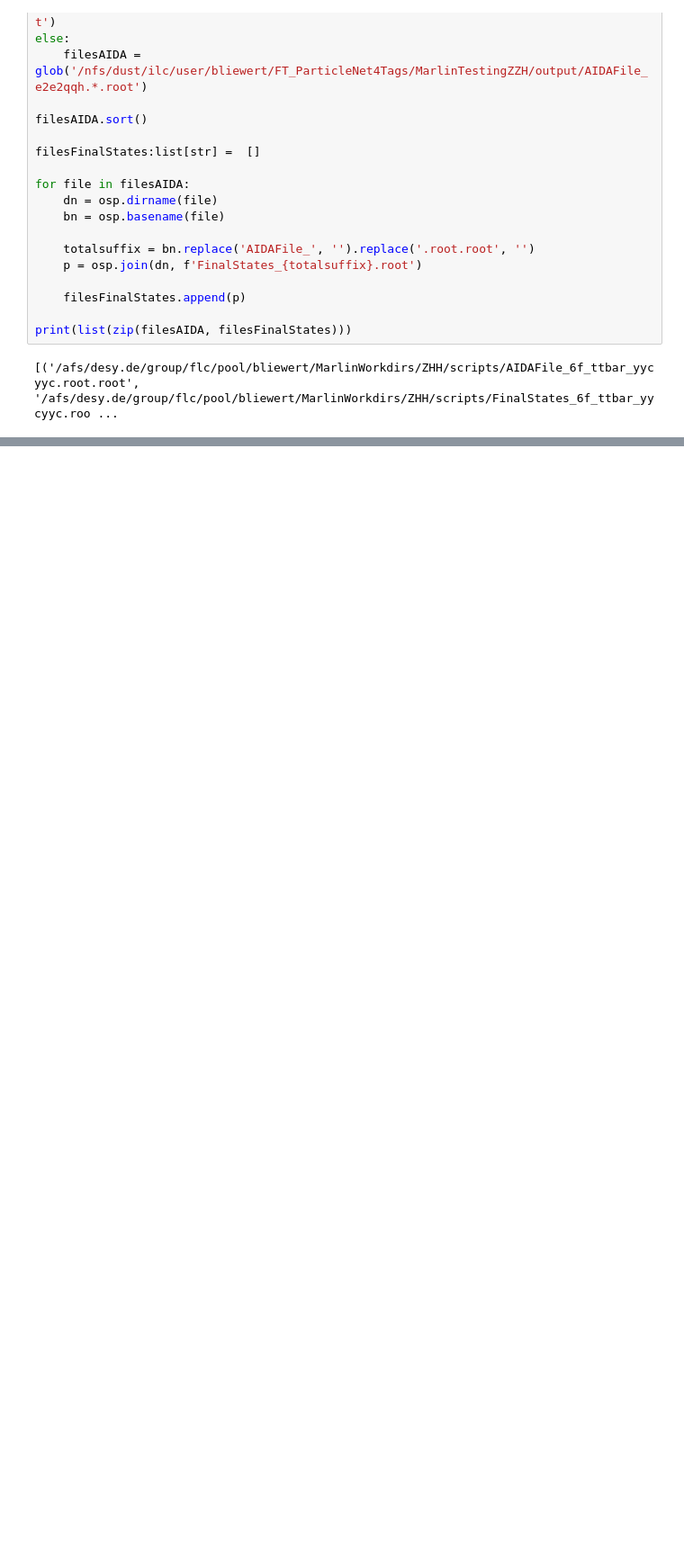
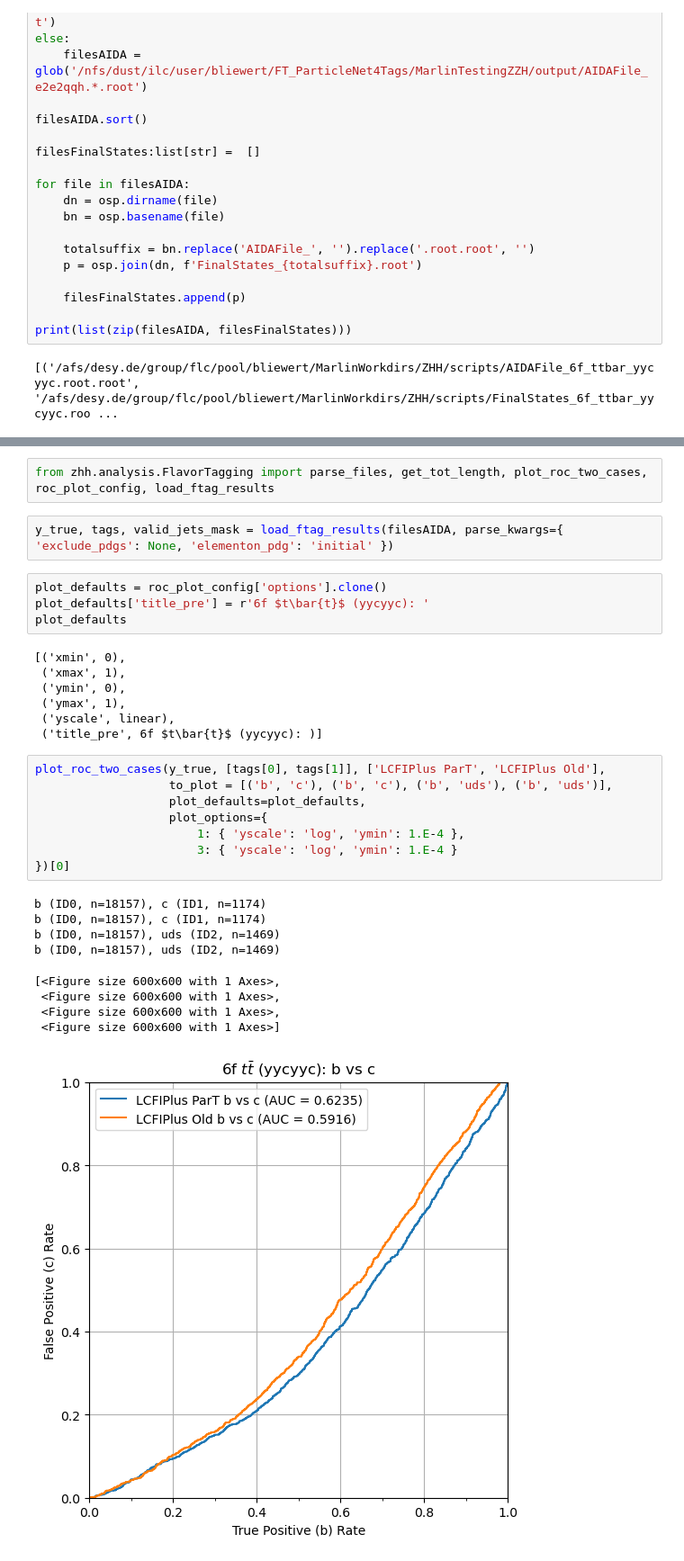
Before and after one commit to ILDAnaSoft/ZHH, a Jupyter notebook: other/FTag/analysis_6f_yycyyc.ipynb, the cells around one changed output, grey strips where cells are left out. Shown at 90% size. Saved outputs shown, nothing was run; the diff lists cells and outputs as text; blank space fills up the shorter version.

```diff
--- a/other/FTag/analysis_6f_yycyyc.ipynb
+++ b/other/FTag/analysis_6f_yycyyc.ipynb
@@ -341,0 +73,33 @@ array([ 1, -5,  4,  4], dtype=int32)
+# %%
+from zhh.analysis.FlavorTagging import parse_files, get_tot_length, plot_roc_two_cases, roc_plot_config, load_ftag_results
+# %%
+y_true, tags, valid_jets_mask = load_ftag_results(filesAIDA, parse_kwargs={ 'exclude_pdgs': None, 'elementon_pdg': 'initial' })
+# %%
+plot_defaults = roc_plot_config['options'].clone()
+plot_defaults['title_pre'] = r'6f $t\bar{t}$ (yycyyc): '
+plot_defaults
+# %% [output]
+[('xmin', 0),
+ ('xmax', 1),
+ ('ymin', 0),
+ ('ymax', 1),
+ ('yscale', linear),
+ ('title_pre', 6f $t\bar{t}$ (yycyyc): )]
+# %%
+plot_roc_two_cases(y_true, [tags[0], tags[1]], ['LCFIPlus ParT', 'LCFIPlus Old'],
+                   to_plot = [('b', 'c'), ('b', 'c'), ('b', 'uds'), ('b', 'uds')],
+                   plot_defaults=plot_defaults,
+                   plot_options={
+                       1: { 'yscale': 'log', 'ymin': 1.E-4 },
+                       3: { 'yscale': 'log', 'ymin': 1.E-4 }
+})[0]
+# %% [output]
+b (ID0, n=18157), c (ID1, n=1174)
+b (ID0, n=18157), c (ID1, n=1174)
+b (ID0, n=18157), uds (ID2, n=1469)
+b (ID0, n=18157), uds (ID2, n=1469)
+[<Figure size 600x600 with 1 Axes>,
+ <Figure size 600x600 with 1 Axes>,
+ <Figure size 600x600 with 1 Axes>,
+ <Figure size 600x600 with 1 Axes>]
+[figure, added]
```
Also changed, not shown: parts of 35 cells of this notebook, 12 other files.
